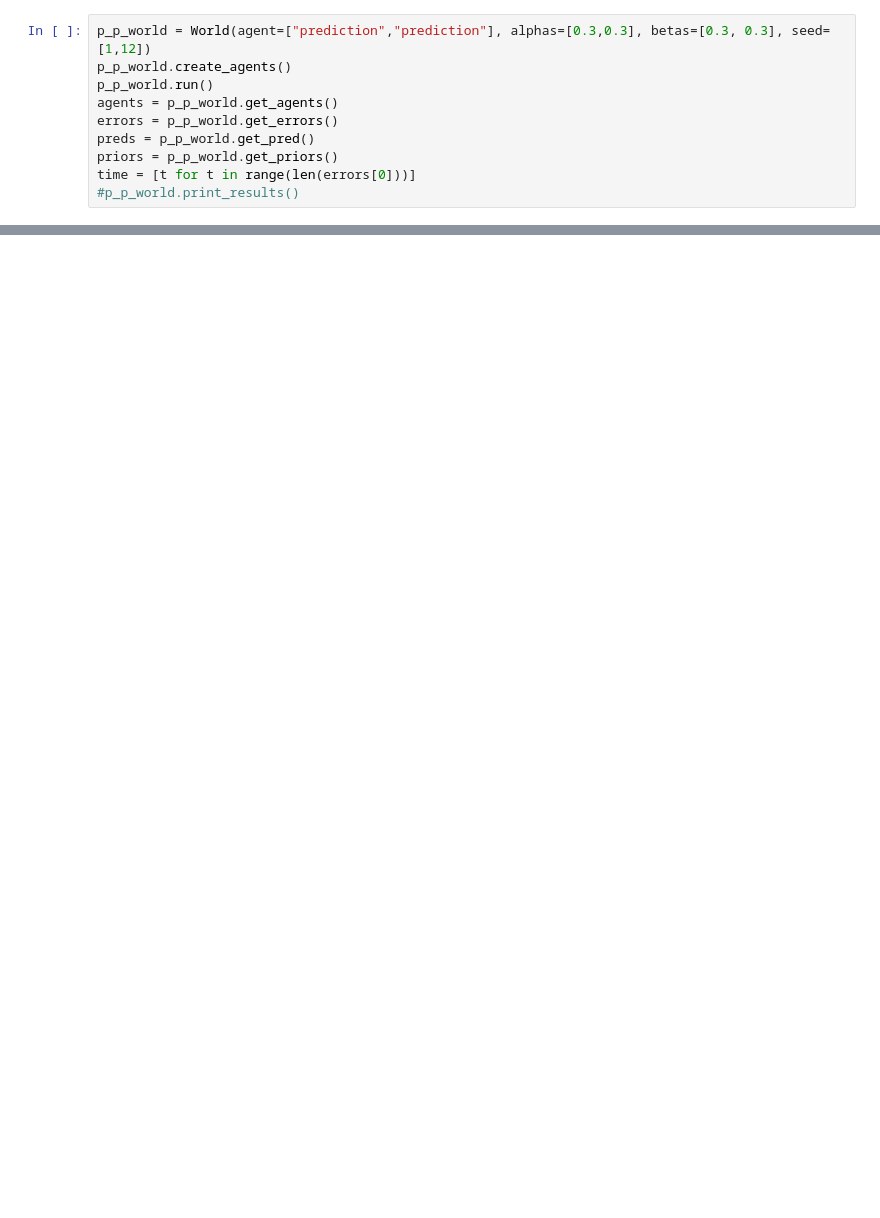
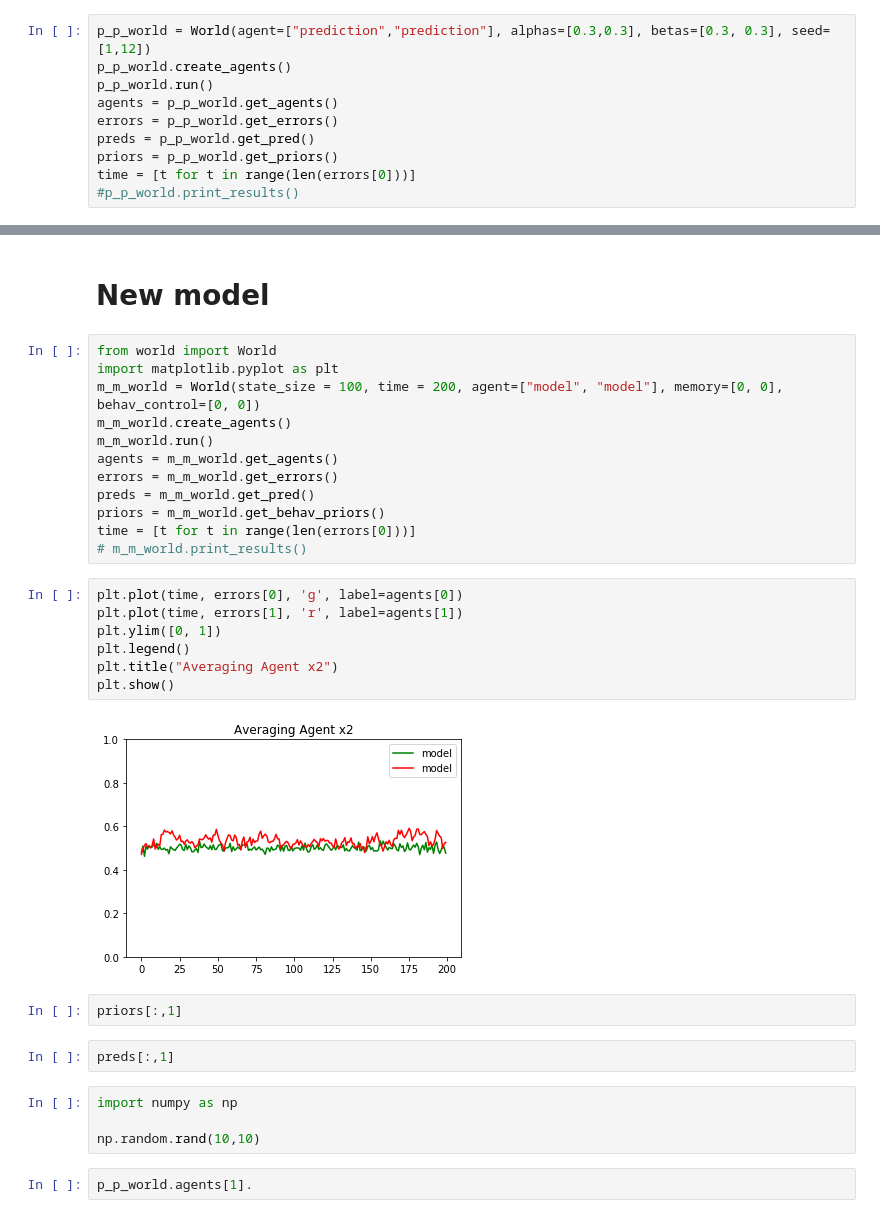
Before and after one commit to rpassas/Social_AI, a Jupyter notebook: experiments.ipynb, the cells around one changed output, grey strips where cells are left out. Cells and saved outputs as stored; diff of their text form; blank space fills up the shorter version.

Commit message:
edits, including to memory and behavioral control

```diff
--- a/experiments.ipynb
+++ b/experiments.ipynb
@@ -172,0 +157,33 @@ plt.show()
+# %% [markdown]
+# New model
+# %%
+from world import World
+import matplotlib.pyplot as plt
+m_m_world = World(state_size = 100, time = 200, agent=["model", "model"], memory=[0, 0], behav_control=[0, 0])
+m_m_world.create_agents()
+m_m_world.run()
+agents = m_m_world.get_agents()
+errors = m_m_world.get_errors()
+preds = m_m_world.get_pred()
+priors = m_m_world.get_behav_priors()
+time = [t for t in range(len(errors[0]))]
+# m_m_world.print_results()
+# %%
+plt.plot(time, errors[0], 'g', label=agents[0])
+plt.plot(time, errors[1], 'r', label=agents[1])
+plt.ylim([0, 1])
+plt.legend()
+plt.title("Averaging Agent x2")
+plt.show()
+# %% [output]
+[figure, added]
+# %%
+priors[:,1]
+# %%
+preds[:,1]
+# %%
+import numpy as np
+
+np.random.rand(10,10)
+# %%
+p_p_world.agents[1].
```
Also changed, not shown: parts of 30 cells of this notebook, 2 other files.
